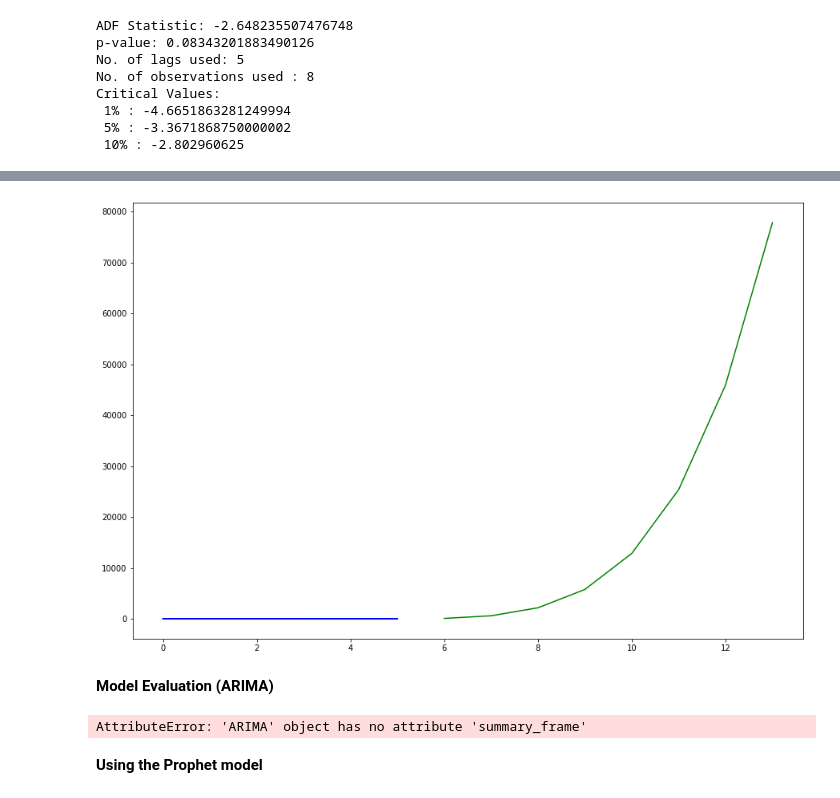
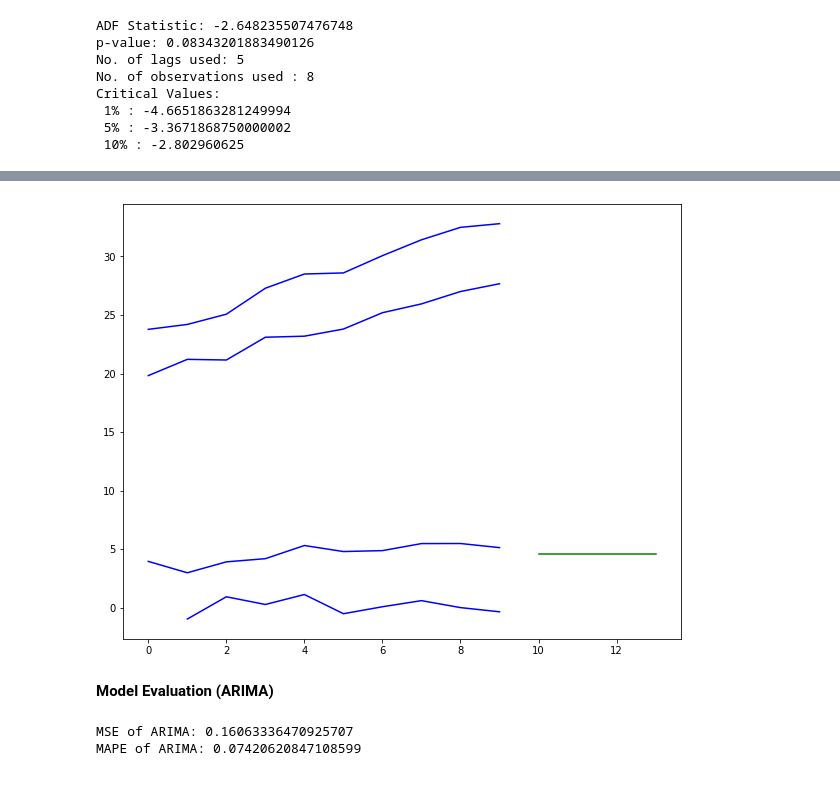
Before and after one commit to Carol-Kelly/Hamoye-Data-Warehouse-ProjectTeam, a Jupyter notebook: FE_and_Modeling.ipynb, the cells around one changed output, grey strips where cells are left out. Saved outputs shown, nothing was run; the diff lists cells and outputs as text; code cells hidden in the pictures.

```diff
--- a/FE_and_Modeling.ipynb
+++ b/FE_and_Modeling.ipynb
@@ -429,0 +423,3 @@ pmdarima.arima.ndiffs(x=data['wage_gap'], alpha=0.05, test='adf', max_d=10)
+# %%
+# conducting the first differencing
+data['wage_gap_diff'] = data['wage_gap'] - data['wage_gap'].shift(1)
@@ -500,0 +459,6 @@ array([   87.4633539 ,   604.41089693,  2170.63767006,  5774.30740158,
+# %%
+# divide the data into train and test sets
+test_size = (len(data) - 4)
+
+train_data = data[:test_size]
+test_data = data[test_size:]
@@ -500,0 +489,5 @@ array([   87.4633539 ,   604.41089693,  2170.63767006,  5774.30740158,
+# %%
+from statsmodels.tsa.arima.model import ARIMA
+
+model = ARIMA(train_data['wage_gap'], order=(0,0,0))
+fit_model = model.fit()
@@ -500,0 +514,6 @@ array([   87.4633539 ,   604.41089693,  2170.63767006,  5774.30740158,
+# %%
+# make predictions
+start_pred = test_data.index[0]
+end_pred = test_data.index[-1]
+pred = fit_model.predict(start=start_pred, end=end_pred)
+pred
@@ -501,15 +532,20 @@ array([   87.4633539 ,   604.41089693,  2170.63767006,  5774.30740158,
 # %%
 # Visualize the forecasts (blue=train, green=forecasts)
 x = np.arange(data.shape[0])
-plt.plot(x[:6], train, c='blue')
-plt.plot(x[6:], forecasts, c='green')
+plt.figure(figsize=(10,8))
+plt.plot(x[:-4], train_data, c='blue')
+plt.plot(x[-4:], pred, c='green')
 plt.show()
 # %% [output]
-[figure, old version]
+[figure, new version]
 # %% [markdown]
 **Model Evaluation (ARIMA)**
 # %%
 from sklearn.metrics import mean_squared_error, mean_absolute_percentage_error
-pred = pred_df['pred']
-mse = mean_squared_error(pred, test)
-mape = mean_absolute_percentage_error(forecasts, test)
+
+mse = mean_squared_error(y_pred=pred, y_true=test_data['wage_gap'])
+mape = mean_absolute_percentage_error(y_pred=pred, y_true=test_data['wage_gap'])
+print('MSE of ARIMA: {}\nMAPE of ARIMA: {}'.format(mse, mape))
+# %% [output]
+MSE of ARIMA: 0.16063336470925707
+MAPE of ARIMA: 0.07420620847108599
@@ -531,14 +551,0 @@ def plot_train_test_pred(train,test,pred_df):
-# %%
-def futureForecast_df(model, steps=7):
-    futureForecast = model.summary_frame()#.get_forecast(steps=steps)
-    #pred_df = futureForecast.conf_int()
-    pred_df['pred'] = futureForecast.predicted_mean
-    pred_df.columns = ['lower', 'upper', 'pred']
-    return pred_df
-
-# make future predictions for the next five years
-pred_df = futureForecast_df(model, steps= 5)
-# %% [output]
-AttributeError: 'ARIMA' object has no attribute 'summary_frame'
-# %% [markdown]
-**Using the Prophet model**
```
Also changed, not shown: parts of 31 cells of this notebook.
